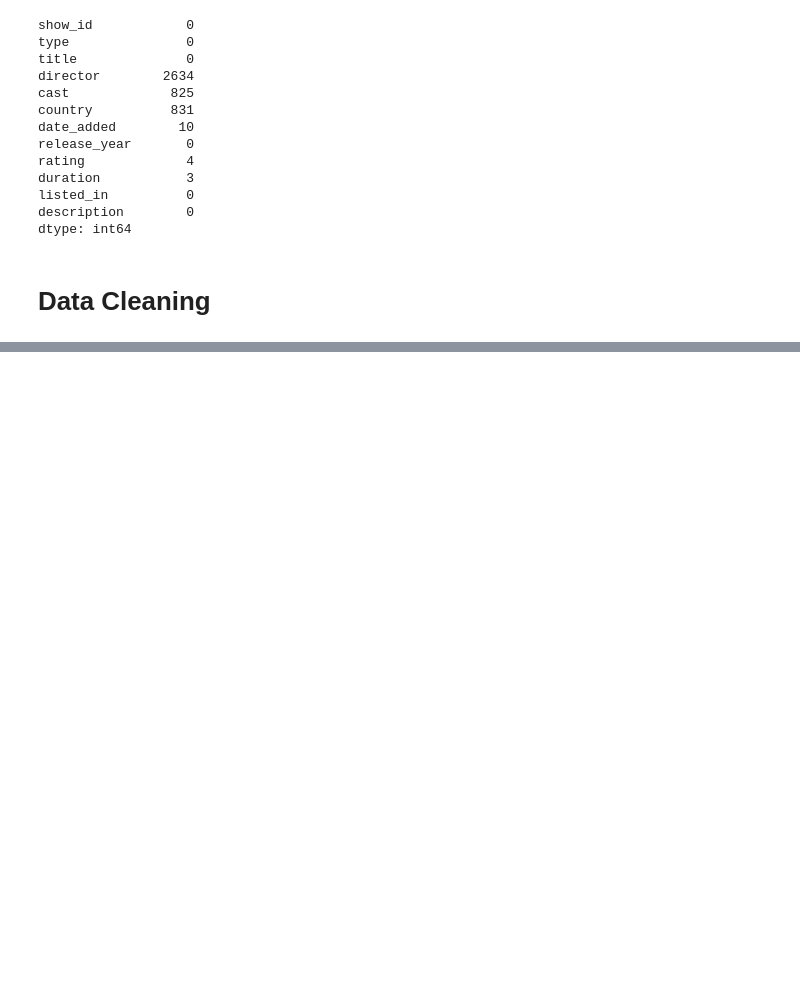
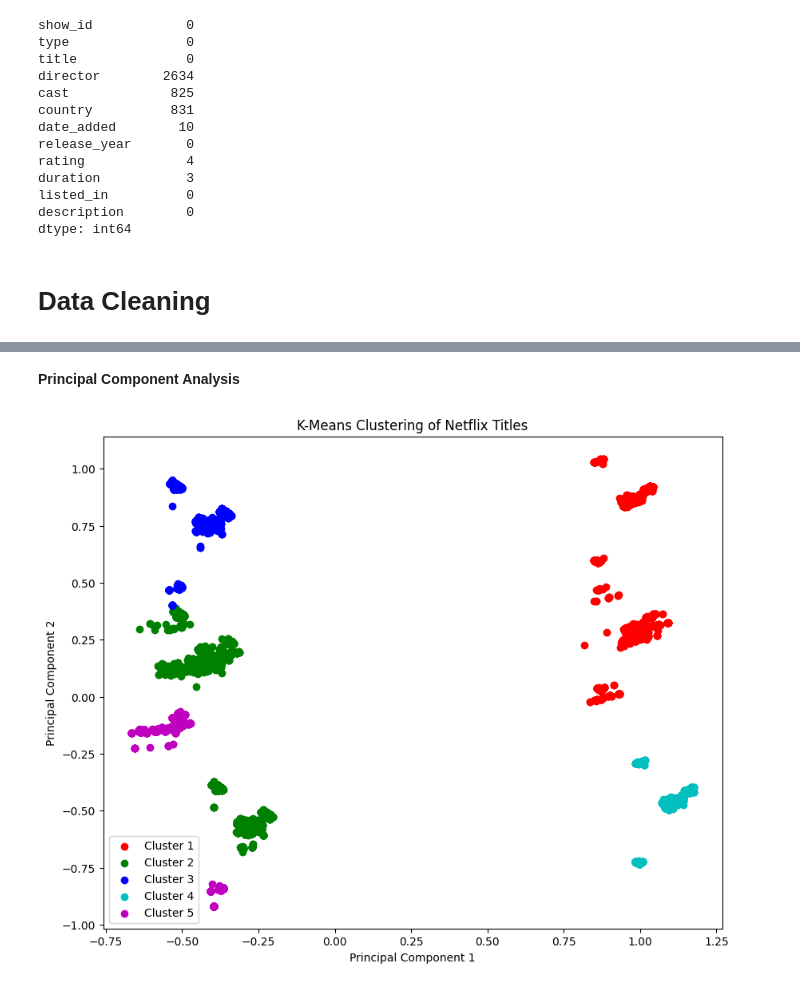
Before and after one commit to Lipun101/netflix-content-classification, a Jupyter notebook: Netflix_Data_Analysis_and_Classification.ipynb, the cells around one changed output, grey strips where cells are left out. Cells and saved outputs as stored; diff of their text form; code cells hidden in the pictures; blank space fills up the shorter version.

```diff
--- a/Netflix_Data_Analysis_and_Classification.ipynb
+++ b/Netflix_Data_Analysis_and_Classification.ipynb
@@ -335,0 +411,10 @@ From this plot, we can see that the most titles were added in July, followed clo
+# %%
+# Choose the number of clusters based on the elbow method plot (e.g., k=5)
+k = 5
+kmeans = KMeans(n_clusters=k, random_state=42)
+data2['cluster'] = kmeans.fit_predict(categorical_matrix)
+
+# Analyze the clusters
+for i in range(k):
+    print(f"\nCluster {i+1}")
+    print(data2[data2['cluster'] == i][['title', 'country', 'listed_in', 'type', 'rating']].head(3))
@@ -335,0 +439,25 @@ From this plot, we can see that the most titles were added in July, followed clo
+# %% [markdown]
+**Principal Component Analysis**
+# %%
+# Visualize clusters using PCA (for 2D visualization)
+
+pca = PCA(n_components=2)
+scatter_plot_points = pca.fit_transform(categorical_matrix.toarray())
+
+colors = ['r', 'g', 'b', 'c', 'm']
+x_axis = scatter_plot_points[:, 0]
+y_axis = scatter_plot_points[:, 1]
+
+fig, ax = plt.subplots(figsize=(10, 8))
+
+for i in range(k):
+    points = scatter_plot_points[data2['cluster'] == i]
+    ax.scatter(points[:, 0], points[:, 1], c=colors[i], label=f'Cluster {i+1}')
+
+ax.legend()
+plt.title('K-Means Clustering of Netflix Titles')
+plt.xlabel('Principal Component 1')
+plt.ylabel('Principal Component 2')
+plt.show()
+# %% [output]
+[figure, added]
```
Also changed, not shown: parts of 55 cells of this notebook.
